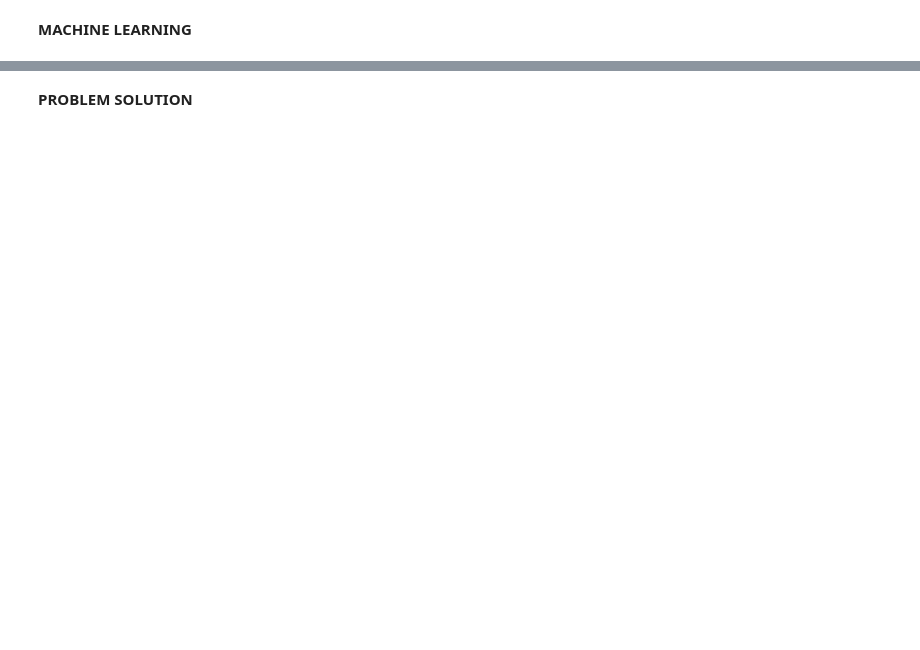
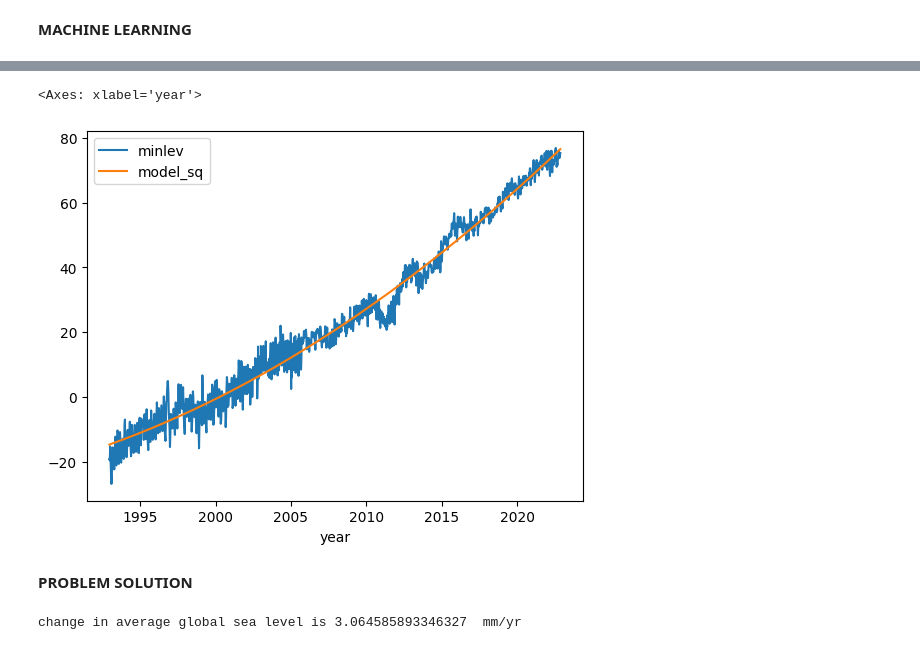
Before and after one commit to ReidelVichot/DSTEP23, a Jupyter notebook: week_1/dstep23_slr.ipynb, the cells around one changed output, grey strips where cells are left out. Saved outputs shown, nothing was run; the diff lists cells and outputs as text; code cells hidden in the pictures; blank space fills up the shorter version.

```diff
--- a/week_1/dstep23_slr.ipynb
+++ b/week_1/dstep23_slr.ipynb
@@ -28,2 +177,11 @@ data["year"]
+# %%
+data.plot("year", ["minlev", "model_sq"])
+# %% [output]
+<Axes: xlabel='year'>
+[figure, added]
 # %% [markdown]
 **PROBLEM SOLUTION**
+# %%
+print("change in average global sea level is {0}  mm/yr".format(params[0]))
+# %% [output]
+change in average global sea level is 3.064585893346327  mm/yr
```
Also changed, not shown: parts of 23 cells of this notebook.
